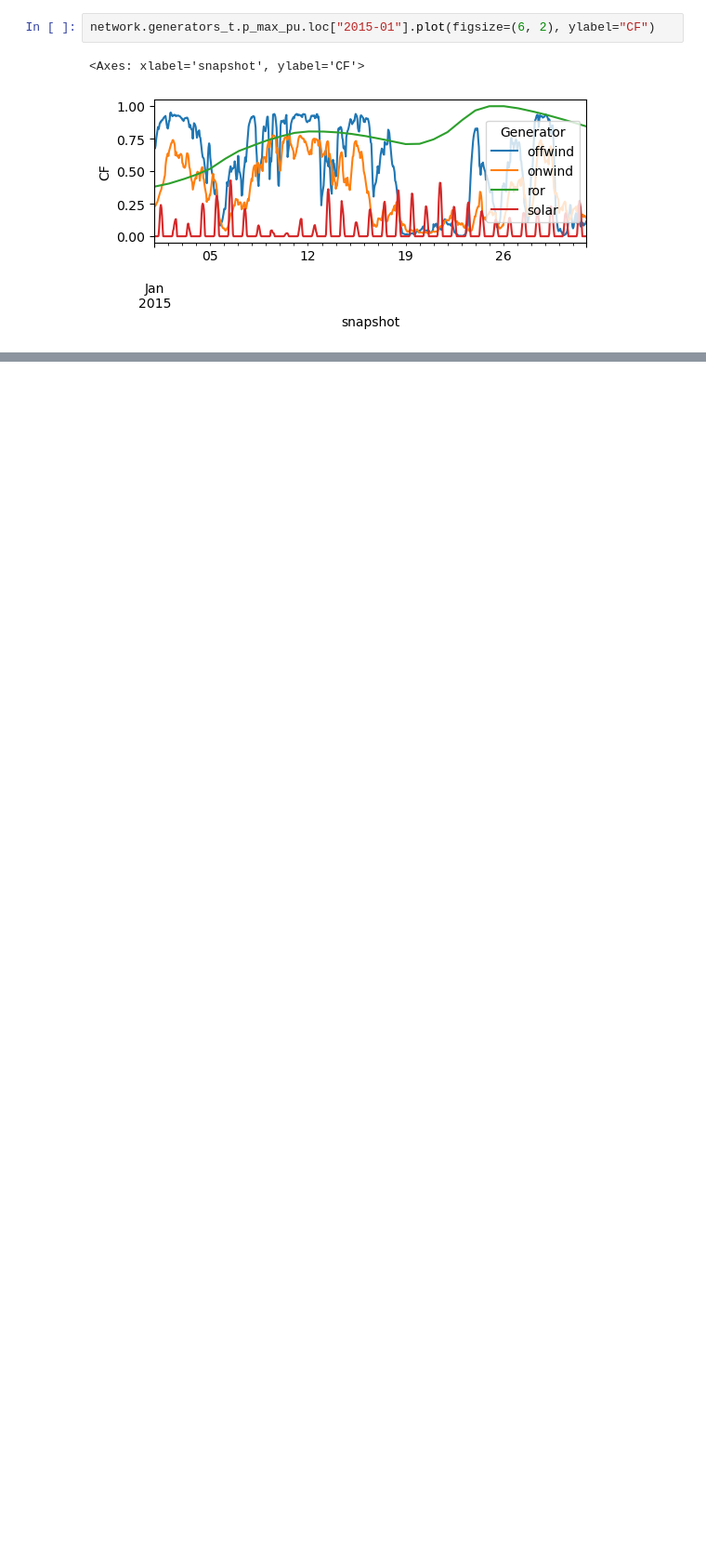
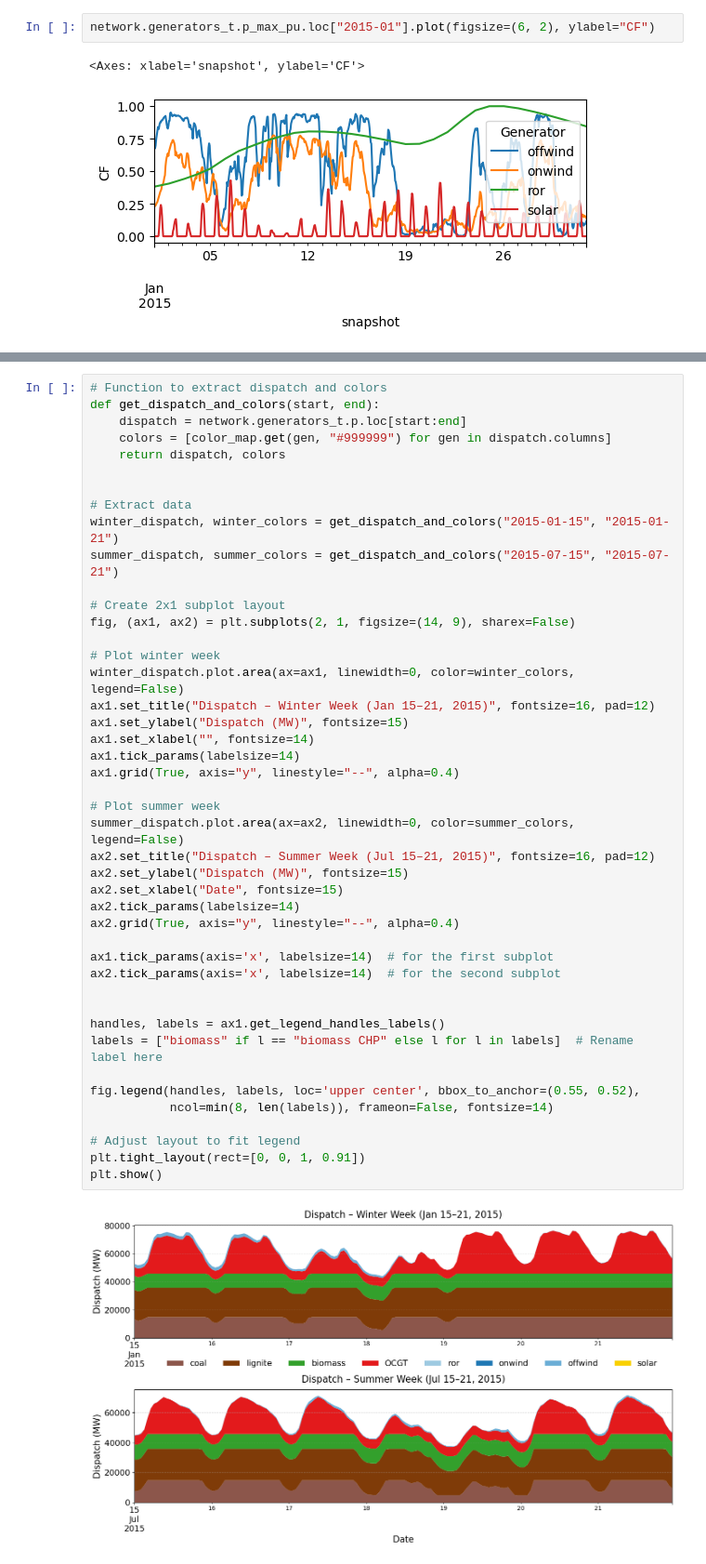
Before and after one commit to jowie1508/46770_IEG, a Jupyter notebook: Part_A_analysis.ipynb, the cells around one changed output, grey strips where cells are left out. Shown at 93% size. Saved outputs shown, nothing was run; the diff lists cells and outputs as text; blank space fills up the shorter version.

```diff
--- a/Part_A_analysis.ipynb
+++ b/Part_A_analysis.ipynb
@@ -122,0 +109,46 @@ network.generators_t.p.loc["2015-01-15":"2015-01-21"]
+# %%
+# Function to extract dispatch and colors
+def get_dispatch_and_colors(start, end):
+    dispatch = network.generators_t.p.loc[start:end]
+    colors = [color_map.get(gen, "#999999") for gen in dispatch.columns]
+    return dispatch, colors
+
+
+# Extract data
+winter_dispatch, winter_colors = get_dispatch_and_colors("2015-01-15", "2015-01-21")
+summer_dispatch, summer_colors = get_dispatch_and_colors("2015-07-15", "2015-07-21")
+
+# Create 2x1 subplot layout
+fig, (ax1, ax2) = plt.subplots(2, 1, figsize=(14, 9), sharex=False)
+
+# Plot winter week
+winter_dispatch.plot.area(ax=ax1, linewidth=0, color=winter_colors, legend=False)
+ax1.set_title("Dispatch – Winter Week (Jan 15–21, 2015)", fontsize=16, pad=12)
+ax1.set_ylabel("Dispatch (MW)", fontsize=15)
+ax1.set_xlabel("", fontsize=14)
+ax1.tick_params(labelsize=14)
+ax1.grid(True, axis="y", linestyle="--", alpha=0.4)
+
+# Plot summer week
+summer_dispatch.plot.area(ax=ax2, linewidth=0, color=summer_colors, legend=False)
+ax2.set_title("Dispatch – Summer Week (Jul 15–21, 2015)", fontsize=16, pad=12)
+ax2.set_ylabel("Dispatch (MW)", fontsize=15)
+ax2.set_xlabel("Date", fontsize=15)
+ax2.tick_params(labelsize=14)
+ax2.grid(True, axis="y", linestyle="--", alpha=0.4)
+
+ax1.tick_params(axis='x', labelsize=14)  # for the first subplot
+ax2.tick_params(axis='x', labelsize=14)  # for the second subplot
+
+
+handles, labels = ax1.get_legend_handles_labels()
+labels = ["biomass" if l == "biomass CHP" else l for l in labels]  # Rename label here
+
+fig.legend(handles, labels, loc='upper center', bbox_to_anchor=(0.55, 0.52),
+           ncol=min(8, len(labels)), frameon=False, fontsize=14)
+
+# Adjust layout to fit legend
+plt.tight_layout(rect=[0, 0, 1, 0.91])
+plt.show()
+# %% [output]
+[figure, added]
```
Also changed, not shown: parts of 6 cells of this notebook, 1 other file.
